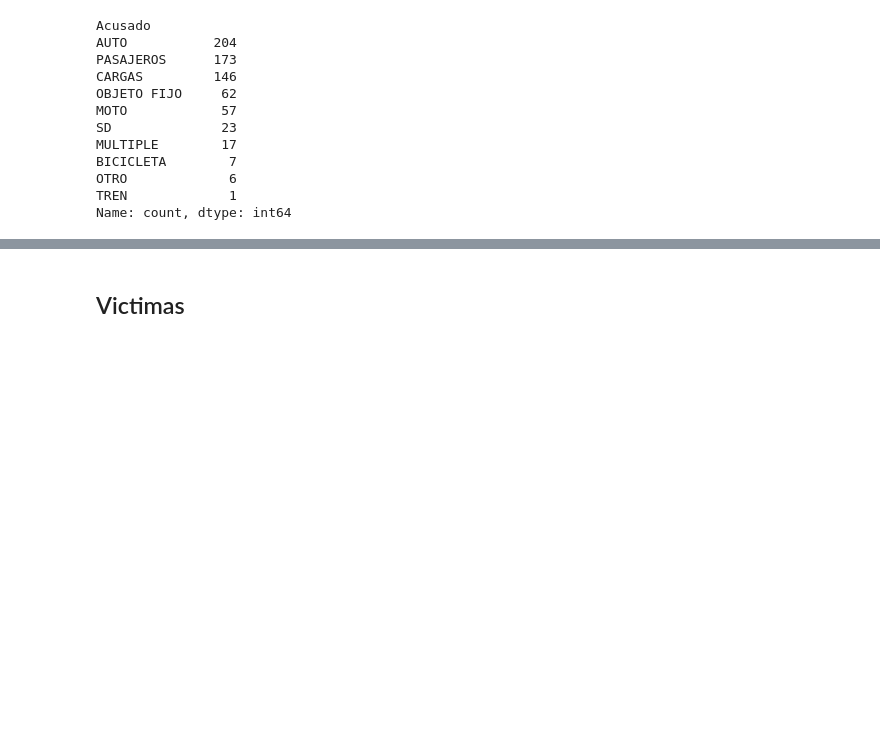
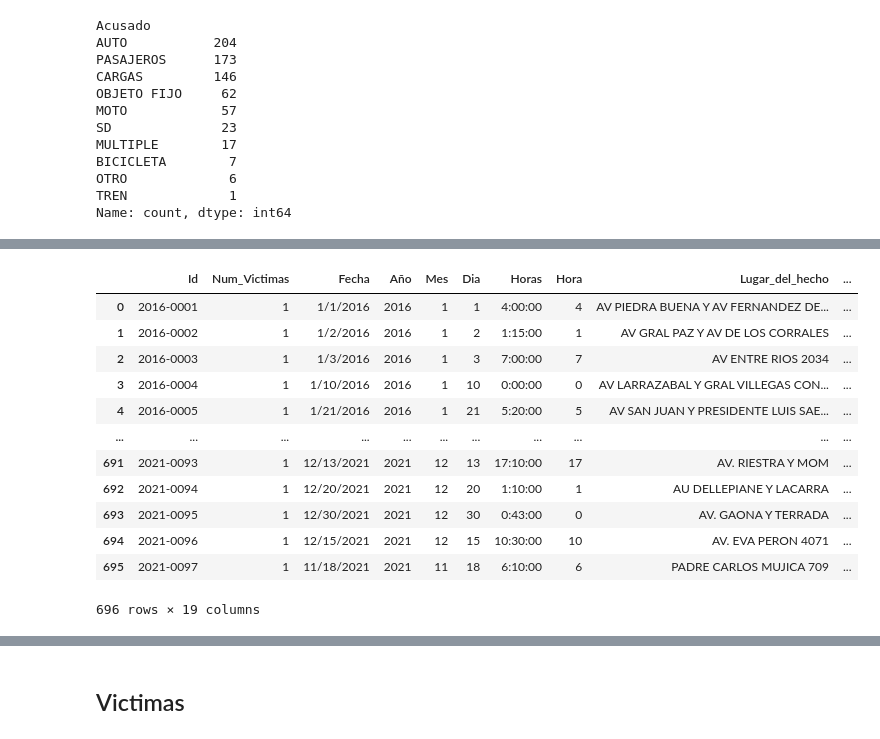
Before and after one commit to Edgarescribiendo/PI_2-Data_Analytics, a Jupyter notebook: ETL.ipynb, the cells around one changed output, grey strips where cells are left out. Cells and saved outputs as stored; diff of their text form; code cells hidden in the pictures; blank space fills up the shorter version.

```diff
--- a/ETL.ipynb
+++ b/ETL.ipynb
@@ -223,3 +217,19 @@ dtype: int64
 # %%
 # Renombre de elemento 'PEATON_MOTO' por 'PEATON'
 hechos_database['Calle'] = hechos_database['Calle'].replace({None: 'SD'})
+# %%
+hechos_database
+# %% [output]
+|  | Id | Num_Victimas | Fecha | Año | Mes | Dia | Horas | Hora | Lugar_del_hecho | ... |
+| 0 | 2016-0001 | 1 | 1/1/2016 | 2016 | 1 | 1 | 4:00:00 | 4 | AV PIEDRA BUENA Y AV FERNANDEZ DE... | ... |
+| 1 | 2016-0002 | 1 | 1/2/2016 | 2016 | 1 | 2 | 1:15:00 | 1 | AV GRAL PAZ Y AV DE LOS CORRALES | ... |
+| 2 | 2016-0003 | 1 | 1/3/2016 | 2016 | 1 | 3 | 7:00:00 | 7 | AV ENTRE RIOS 2034 | ... |
+| 3 | 2016-0004 | 1 | 1/10/2016 | 2016 | 1 | 10 | 0:00:00 | 0 | AV LARRAZABAL Y GRAL VILLEGAS CON... | ... |
+| 4 | 2016-0005 | 1 | 1/21/2016 | 2016 | 1 | 21 | 5:20:00 | 5 | AV SAN JUAN Y PRESIDENTE LUIS SAE... | ... |
+| ... | ... | ... | ... | ... | ... | ... | ... | ... | ... | ... |
+| 691 | 2021-0093 | 1 | 12/13/2021 | 2021 | 12 | 13 | 17:10:00 | 17 | AV. RIESTRA Y MOM | ... |
+| 692 | 2021-0094 | 1 | 12/20/2021 | 2021 | 12 | 20 | 1:10:00 | 1 | AU DELLEPIANE Y LACARRA | ... |
+| 693 | 2021-0095 | 1 | 12/30/2021 | 2021 | 12 | 30 | 0:43:00 | 0 | AV. GAONA Y TERRADA | ... |
+| 694 | 2021-0096 | 1 | 12/15/2021 | 2021 | 12 | 15 | 10:30:00 | 10 | AV. EVA PERON 4071 | ... |
+| 695 | 2021-0097 | 1 | 11/18/2021 | 2021 | 11 | 18 | 6:10:00 | 6 | PADRE CARLOS MUJICA 709 | ... |
+696 rows × 19 columns
```
Also changed, not shown: parts of 17 cells of this notebook, 3 other files.
